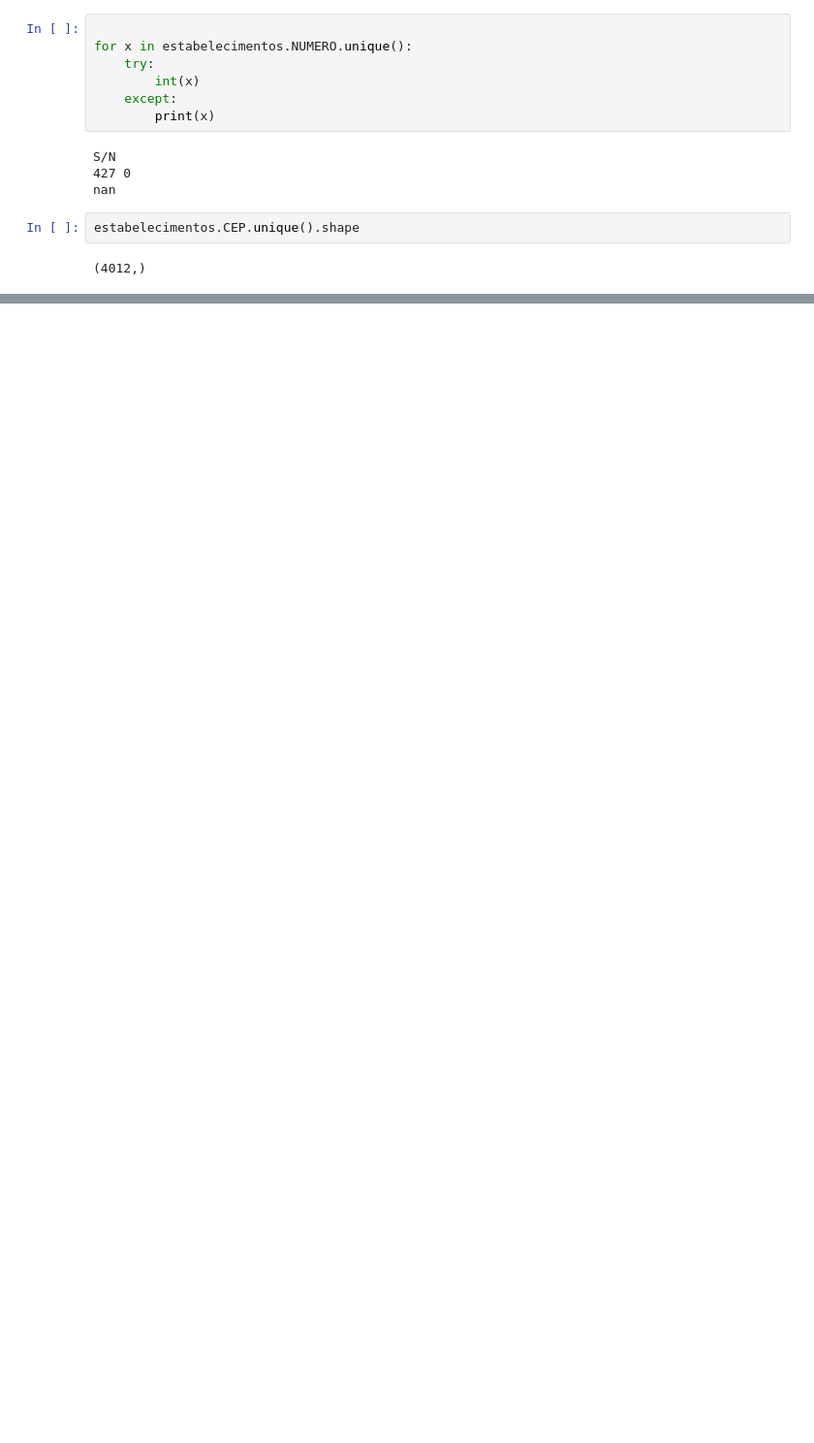
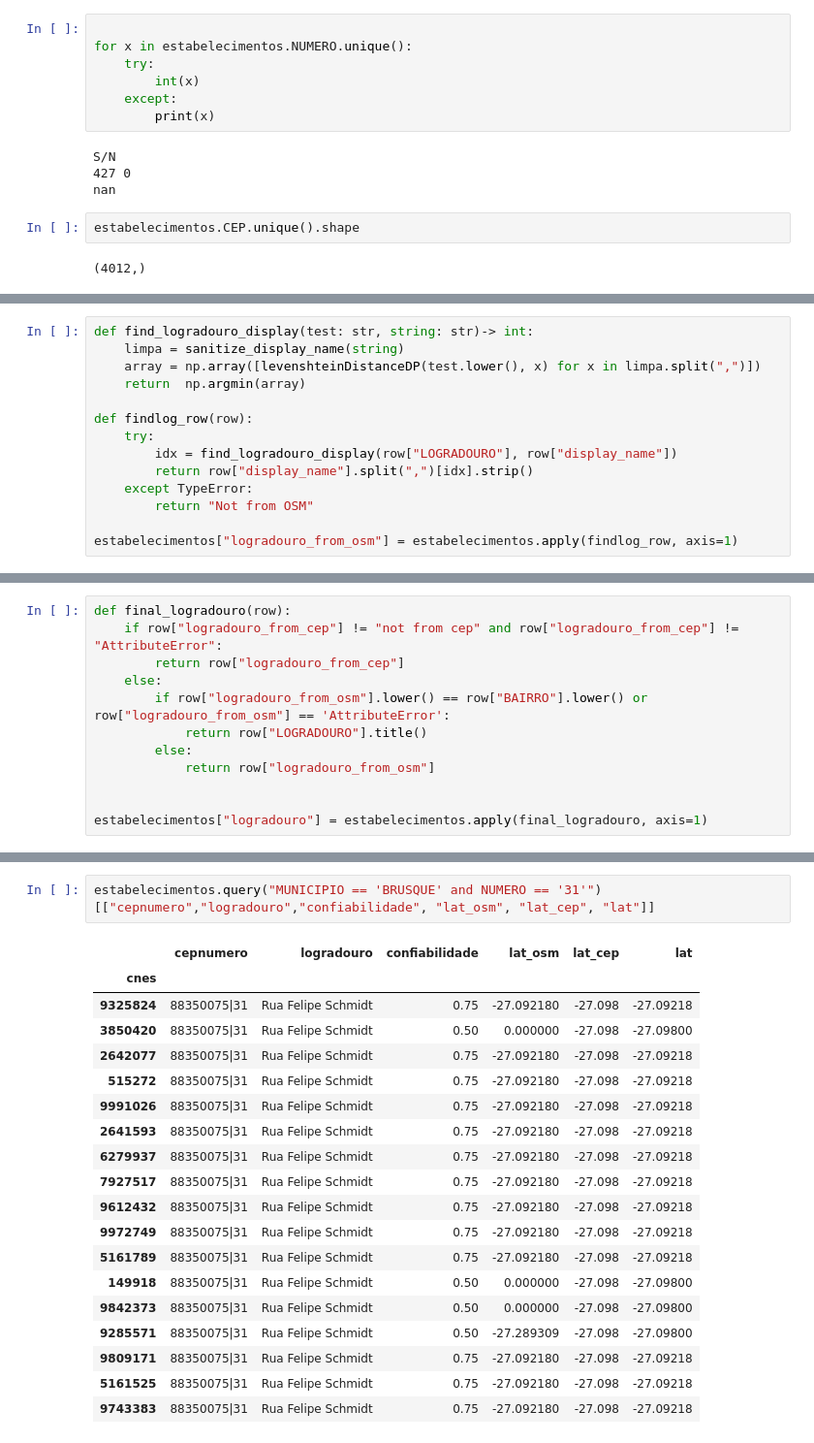
Before and after one commit to LFBossa/MapaSaudeSC, a Jupyter notebook: process-data/Estabelecimentos.ipynb, the cells around one changed output, grey strips where cells are left out. Shown at 97% size. Cells and saved outputs as stored; diff of their text form; blank space fills up the shorter version.

Commit message:
Finalmente uma versão aceitável
Para o processamento dos estabelecimentos

```diff
--- a/process-data/Estabelecimentos.ipynb
+++ b/process-data/Estabelecimentos.ipynb
@@ -507,0 +474,14 @@ estabelecimentos.CEP.unique().shape
+# %%
+def find_logradouro_display(test: str, string: str)-> int:
+    limpa = sanitize_display_name(string)
+    array = np.array([levenshteinDistanceDP(test.lower(), x) for x in limpa.split(",")])
+    return  np.argmin(array)
+
+def findlog_row(row):
+    try:
+        idx = find_logradouro_display(row["LOGRADOURO"], row["display_name"])
+        return row["display_name"].split(",")[idx].strip()
+    except TypeError:
+        return "Not from OSM"
+
+estabelecimentos["logradouro_from_osm"] = estabelecimentos.apply(findlog_row, axis=1)
@@ -507,0 +502,12 @@ estabelecimentos.CEP.unique().shape
+# %%
+def final_logradouro(row):
+    if row["logradouro_from_cep"] != "not from cep" and row["logradouro_from_cep"] != "AttributeError":
+        return row["logradouro_from_cep"]
+    else:
+        if row["logradouro_from_osm"].lower() == row["BAIRRO"].lower() or row["logradouro_from_osm"] == 'AttributeError':
+            return row["LOGRADOURO"].title()
+        else:
+            return row["logradouro_from_osm"]
+
+
+estabelecimentos["logradouro"] = estabelecimentos.apply(final_logradouro, axis=1)
@@ -507,0 +518,22 @@ estabelecimentos.CEP.unique().shape
+# %%
+estabelecimentos.query("MUNICIPIO == 'BRUSQUE' and NUMERO == '31'")[["cepnumero","logradouro","confiabilidade", "lat_osm", "lat_cep", "lat"]]
+# %% [output]
+|  | cepnumero | logradouro | confiabilidade | lat_osm | lat_cep | lat |
+| cnes |  |  |  |  |  |  |
+| 9325824 | 88350075|31 | Rua Felipe Schmidt | 0.75 | -27.092180 | -27.098 | -27.09218 |
+| 3850420 | 88350075|31 | Rua Felipe Schmidt | 0.50 | 0.000000 | -27.098 | -27.09800 |
+| 2642077 | 88350075|31 | Rua Felipe Schmidt | 0.75 | -27.092180 | -27.098 | -27.09218 |
+| 515272 | 88350075|31 | Rua Felipe Schmidt | 0.75 | -27.092180 | -27.098 | -27.09218 |
+| 9991026 | 88350075|31 | Rua Felipe Schmidt | 0.75 | -27.092180 | -27.098 | -27.09218 |
+| 2641593 | 88350075|31 | Rua Felipe Schmidt | 0.75 | -27.092180 | -27.098 | -27.09218 |
+| 6279937 | 88350075|31 | Rua Felipe Schmidt | 0.75 | -27.092180 | -27.098 | -27.09218 |
+| 7927517 | 88350075|31 | Rua Felipe Schmidt | 0.75 | -27.092180 | -27.098 | -27.09218 |
+| 9612432 | 88350075|31 | Rua Felipe Schmidt | 0.75 | -27.092180 | -27.098 | -27.09218 |
+| 9972749 | 88350075|31 | Rua Felipe Schmidt | 0.75 | -27.092180 | -27.098 | -27.09218 |
+| 5161789 | 88350075|31 | Rua Felipe Schmidt | 0.75 | -27.092180 | -27.098 | -27.09218 |
+| 149918 | 88350075|31 | Rua Felipe Schmidt | 0.50 | 0.000000 | -27.098 | -27.09800 |
+| 9842373 | 88350075|31 | Rua Felipe Schmidt | 0.50 | 0.000000 | -27.098 | -27.09800 |
+| 9285571 | 88350075|31 | Rua Felipe Schmidt | 0.50 | -27.289309 | -27.098 | -27.09800 |
+| 9809171 | 88350075|31 | Rua Felipe Schmidt | 0.75 | -27.092180 | -27.098 | -27.09218 |
+| 5161525 | 88350075|31 | Rua Felipe Schmidt | 0.75 | -27.092180 | -27.098 | -27.09218 |
+| 9743383 | 88350075|31 | Rua Felipe Schmidt | 0.75 | -27.092180 | -27.098 | -27.09218 |
```
Also changed, not shown: parts of 9 cells of this notebook.
